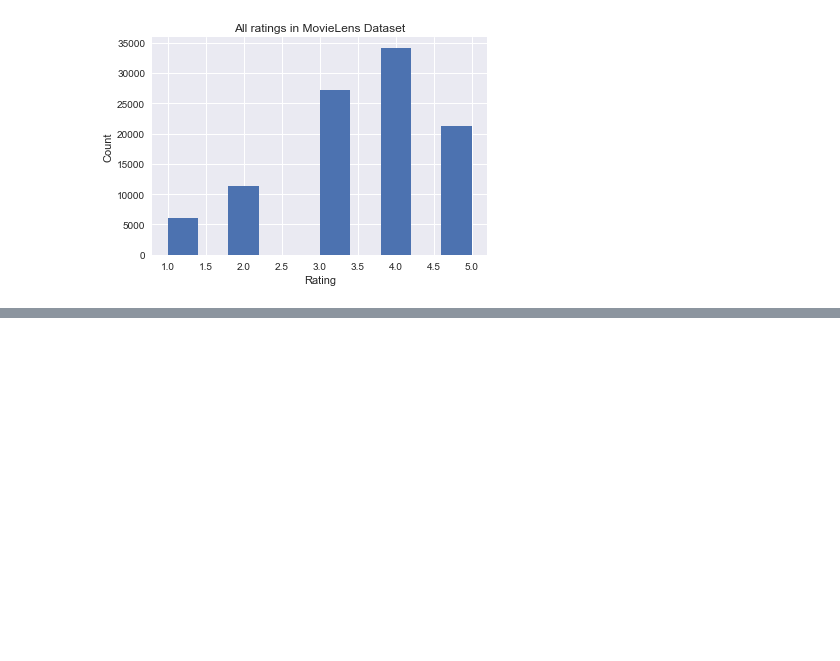
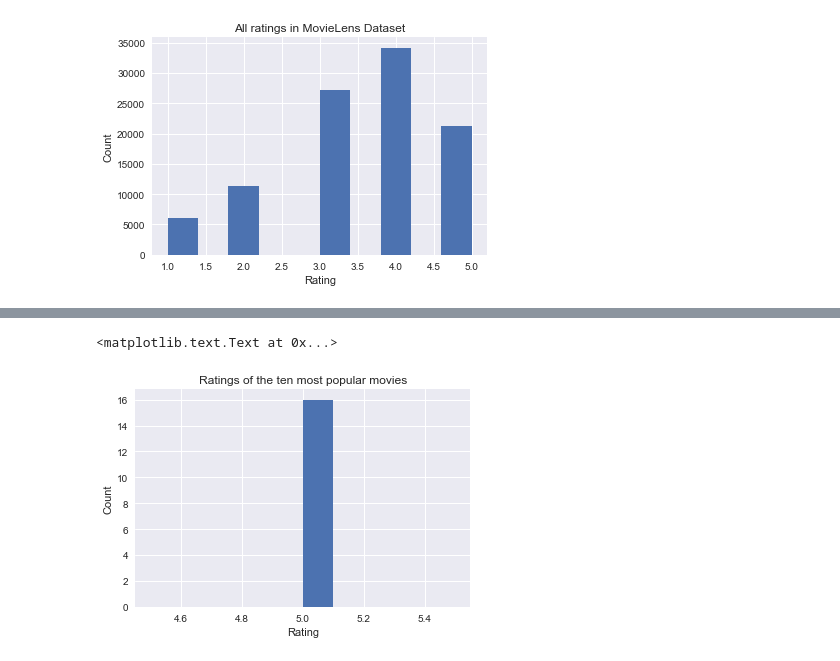
Before and after one commit to kapilsinha/CS155_MovieLens, a Jupyter notebook: CS 155 Miniproject 2.ipynb, the cells around one changed output, grey strips where cells are left out. Cells and saved outputs as stored; diff of their text form; code cells hidden in the pictures; blank space fills up the shorter version.

```diff
--- a/CS 155 Miniproject 2.ipynb
+++ b/CS 155 Miniproject 2.ipynb
@@ -60,0 +86,12 @@ plt.ylabel("Count")
+# %%
+avg_ratings_df = data_df.groupby('Movie ID', as_index=False)['Rating'].mean()
+best_ratings = kLargest(list(avg_ratings_df["Rating"]), 10)
+best_movie_ids = avg_ratings_df[np.isin(avg_ratings_df["Rating"], best_ratings)]["Movie ID"]
+best_movies = data_df[np.isin(data_df["Movie ID"], best_movie_ids)]
+plt.hist(best_movies["Rating"])
+plt.title("Ratings of the ten most popular movies")
+plt.xlabel("Rating")
+plt.ylabel("Count")
+# %% [output]
+<matplotlib.text.Text at 0x...>
+[figure, added]
```
Also changed, not shown: parts of 6 cells of this notebook.
